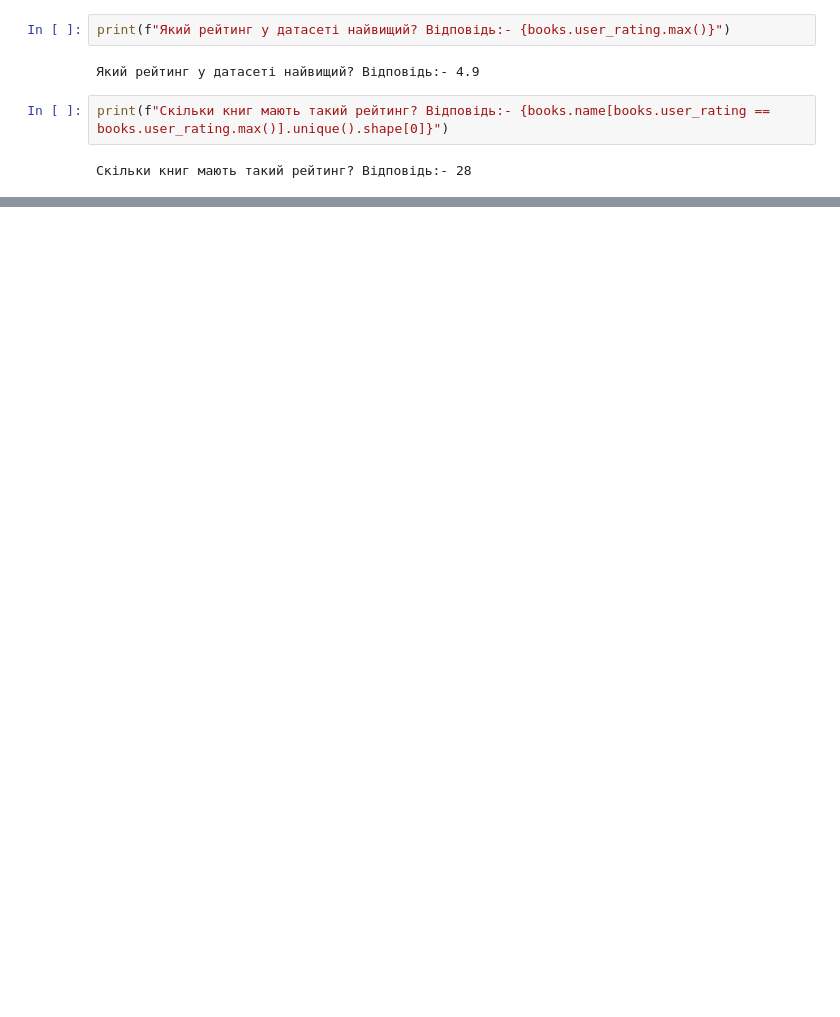
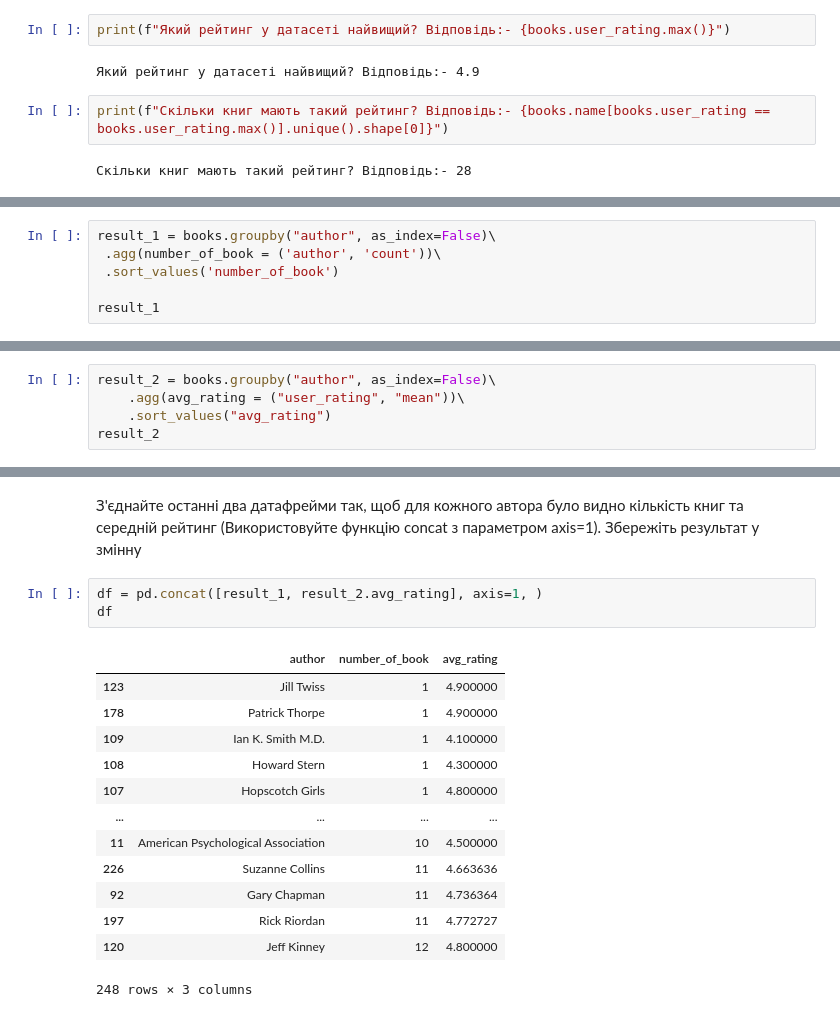
Before and after one commit to OleksandrGnatiuk/python_DS_02, a Jupyter notebook: HW_02_3.ipynb, the cells around one changed output, grey strips where cells are left out. Saved outputs shown, nothing was run; the diff lists cells and outputs as text; blank space fills up the shorter version.

```diff
--- a/HW_02_3.ipynb
+++ b/HW_02_3.ipynb
@@ -134,0 +202,6 @@ print(f"Скільки книг мають такий рейтинг? Відпо
+# %%
+result_1 = books.groupby("author", as_index=False)\
+ .agg(number_of_book = ('author', 'count'))\
+ .sort_values('number_of_book')
+
+result_1
@@ -134,0 +232,5 @@ print(f"Скільки книг мають такий рейтинг? Відпо
+# %%
+result_2 = books.groupby("author", as_index=False)\
+    .agg(avg_rating = ("user_rating", "mean"))\
+    .sort_values("avg_rating")
+result_2
@@ -134,0 +257,19 @@ print(f"Скільки книг мають такий рейтинг? Відпо
+# %% [markdown]
+З'єднайте останні два датафрейми так, щоб для кожного автора було видно кількість книг та середній рейтинг (Використовуйте функцію concat з параметром axis=1). Збережіть результат у змінну
+# %%
+df = pd.concat([result_1, result_2.avg_rating], axis=1, )
+df
+# %% [output]
+|  | author | number_of_book | avg_rating |
+| 123 | Jill Twiss | 1 | 4.900000 |
+| 178 | Patrick Thorpe | 1 | 4.900000 |
+| 109 | Ian K. Smith M.D. | 1 | 4.100000 |
+| 108 | Howard Stern | 1 | 4.300000 |
+| 107 | Hopscotch Girls | 1 | 4.800000 |
+| ... | ... | ... | ... |
+| 11 | American Psychological Association | 10 | 4.500000 |
+| 226 | Suzanne Collins | 11 | 4.663636 |
+| 92 | Gary Chapman | 11 | 4.736364 |
+| 197 | Rick Riordan | 11 | 4.772727 |
+| 120 | Jeff Kinney | 12 | 4.800000 |
+248 rows × 3 columns
```
Also changed, not shown: parts of 28 cells of this notebook, 1 other file.
